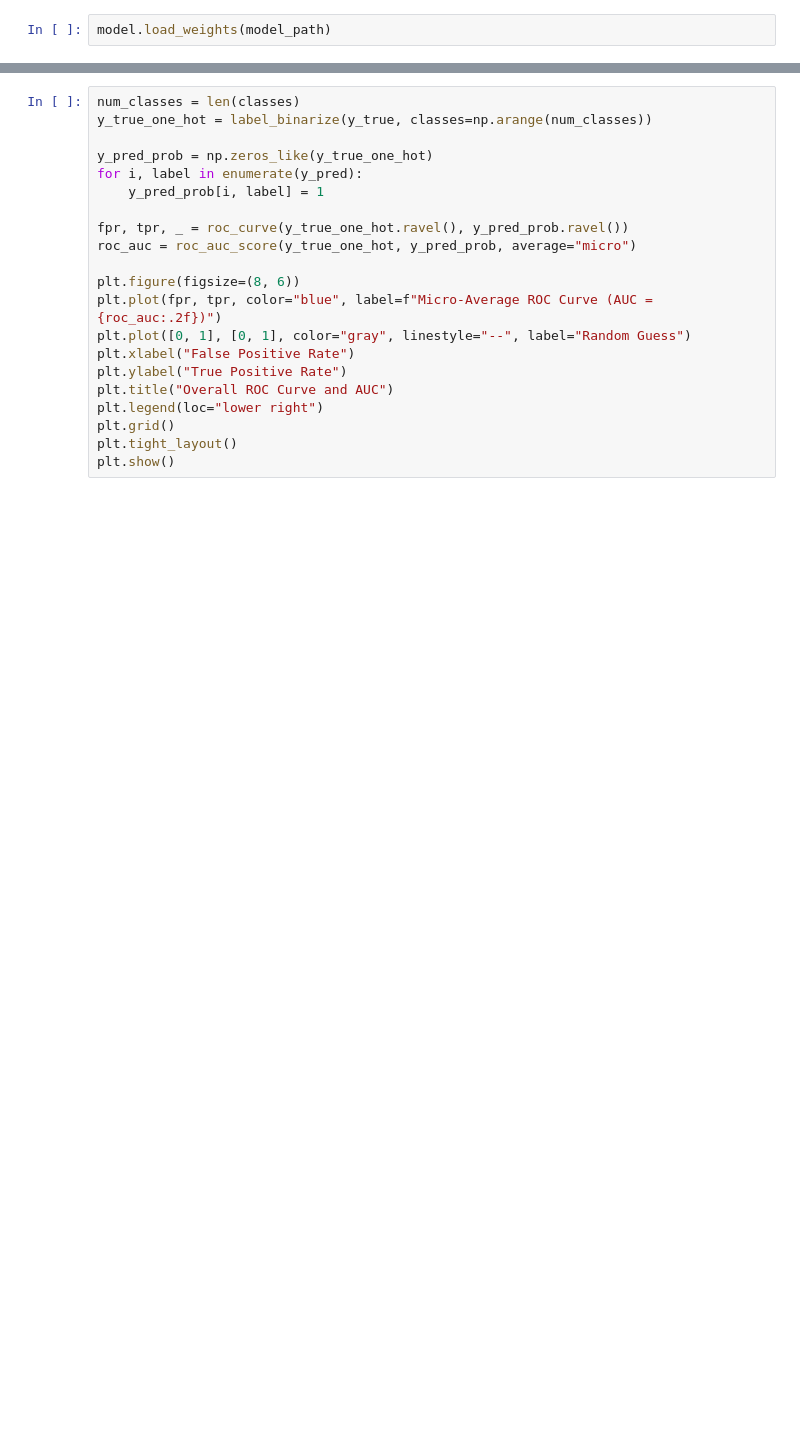
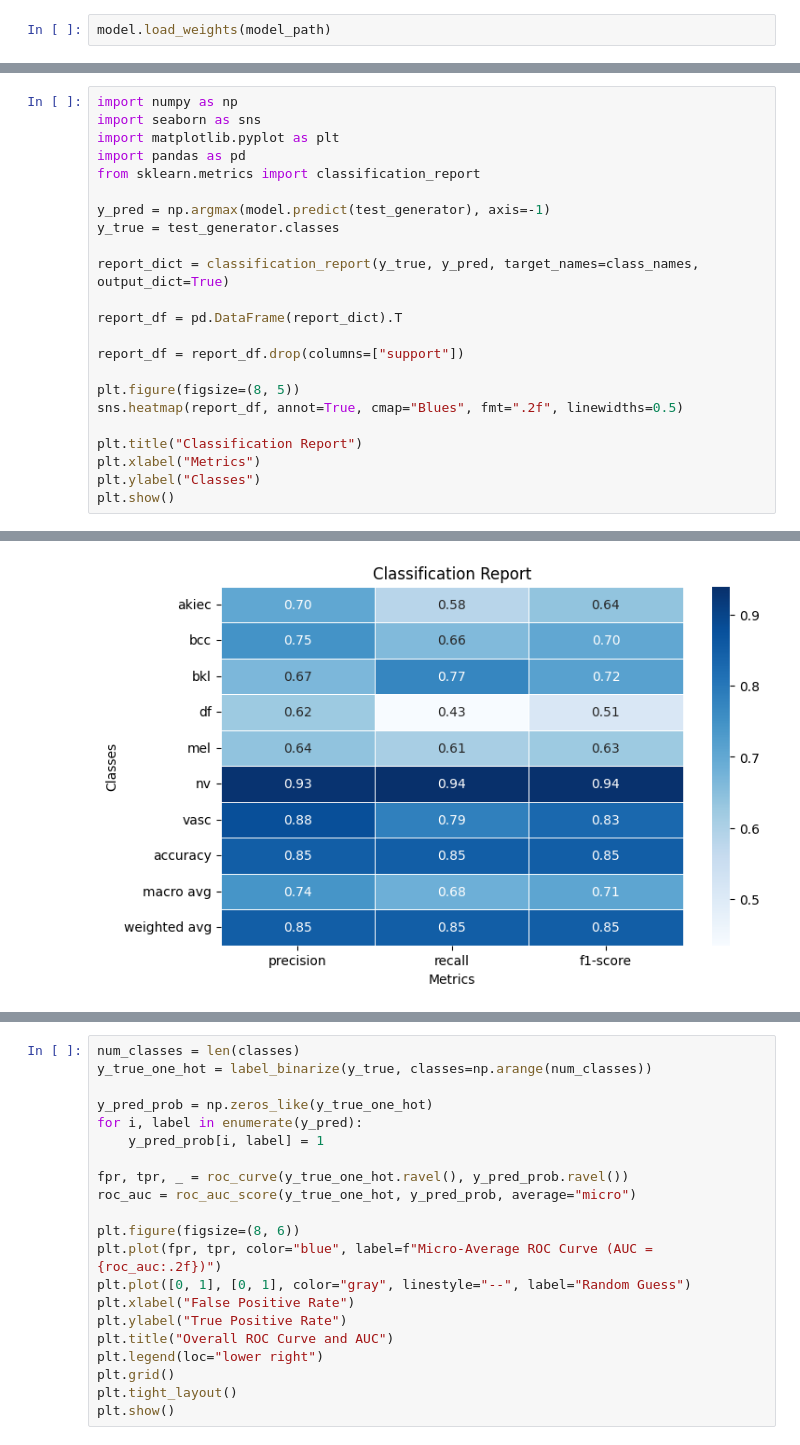
Before and after one commit to robpickerill/thesis, a Jupyter notebook: ham10000/thesis/3_cbam/9_resnet50-classificationhead_beforeglbavgpool+learnableweights.ipynb, the cells around one changed output, grey strips where cells are left out. Drawn from its saved outputs; the diff is of its cells as text; blank space fills up the shorter version.

```diff
--- a/ham10000/thesis/3_cbam/9_resnet50-classificationhead_beforeglbavgpool+learnableweights.ipynb
+++ b/ham10000/thesis/3_cbam/9_resnet50-classificationhead_beforeglbavgpool+learnableweights.ipynb
@@ -676,0 +671,24 @@ weighted avg       0.86      0.85      0.85      2003
+# %%
+import numpy as np
+import seaborn as sns
+import matplotlib.pyplot as plt
+import pandas as pd
+from sklearn.metrics import classification_report
+
+y_pred = np.argmax(model.predict(test_generator), axis=-1)
+y_true = test_generator.classes
+
+report_dict = classification_report(y_true, y_pred, target_names=class_names, output_dict=True)
+
+report_df = pd.DataFrame(report_dict).T
+
+report_df = report_df.drop(columns=["support"])
+
+plt.figure(figsize=(8, 5))
+sns.heatmap(report_df, annot=True, cmap="Blues", fmt=".2f", linewidths=0.5)
+
+plt.title("Classification Report")
+plt.xlabel("Metrics")
+plt.ylabel("Classes")
+plt.show()
+# %% [output]
@@ -677,3 +696,4 @@ weighted avg       0.86      0.85      0.85      2003
+[figure, added]
 # %%
 import matplotlib.pyplot as plt
 import seaborn as sns
```
Also changed, not shown: parts of 14 cells of this notebook, 7 other files.
